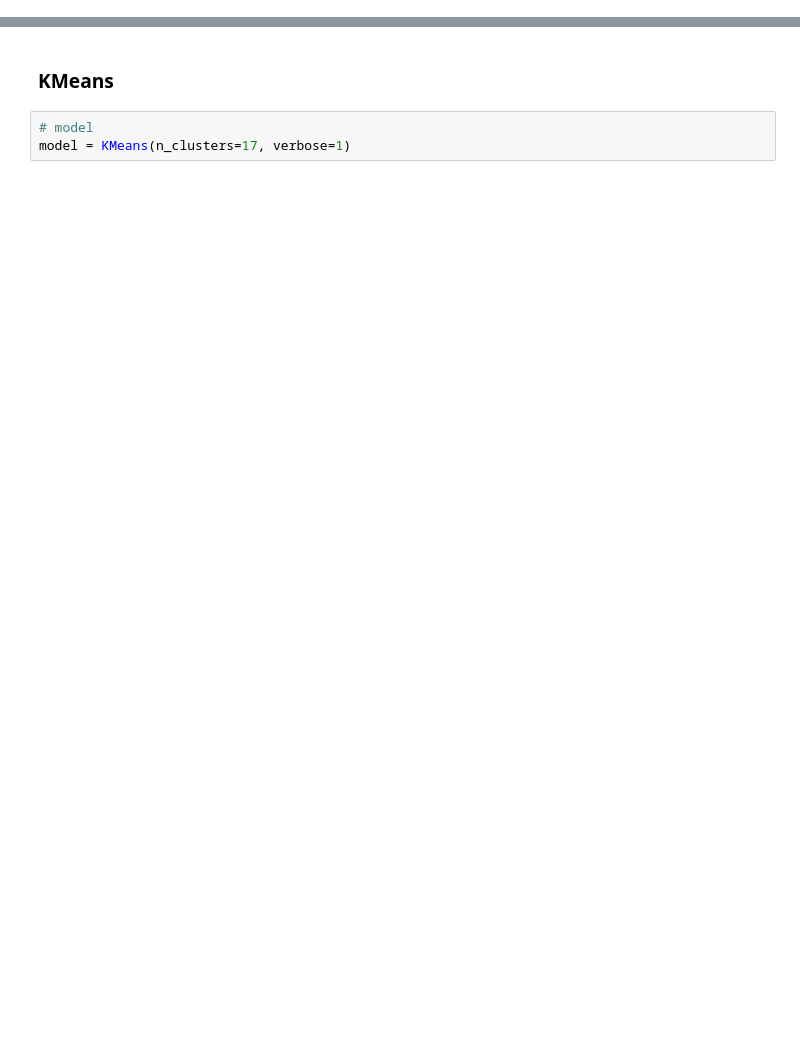
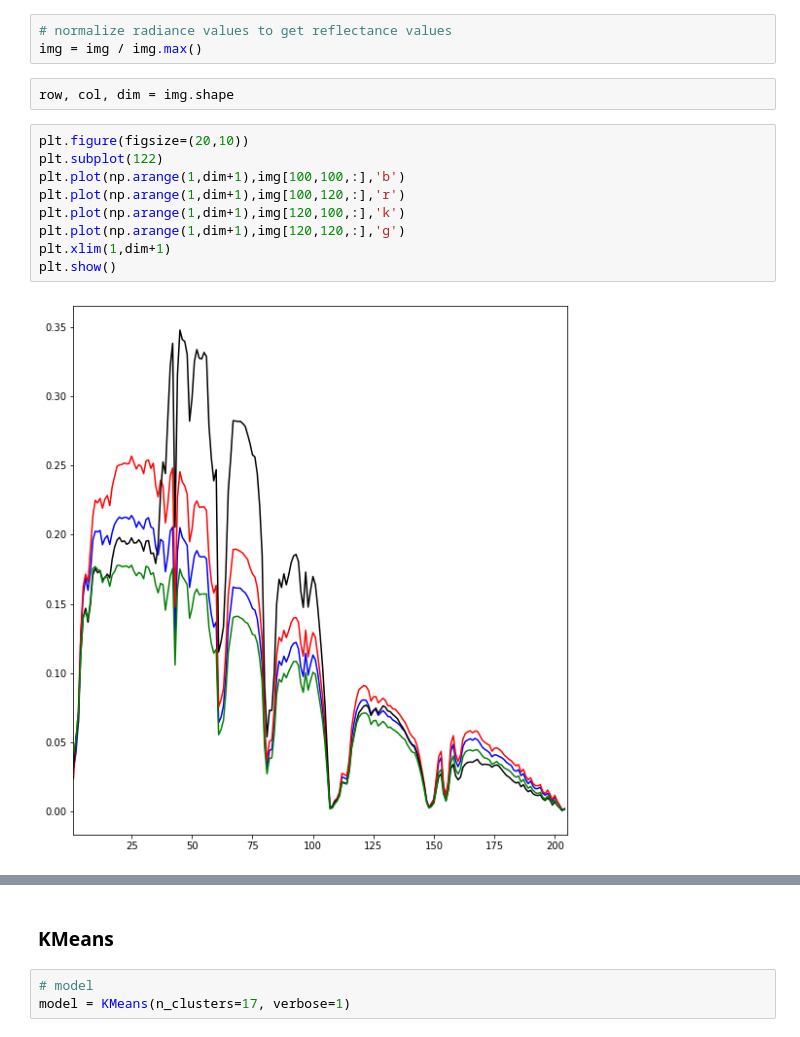
Before and after one commit to SabineHU/projet-IML, a Jupyter notebook: src/first-models.ipynb, the cells around one changed output, grey strips where cells are left out. Drawn from its saved outputs; the diff is of its cells as text; blank space fills up the shorter version.

```diff
--- a/src/first-models.ipynb
+++ b/src/first-models.ipynb
@@ -130,0 +42,16 @@ train_data.shape
+# %%
+# normalize radiance values to get reflectance values
+img = img / img.max()
+# %%
+row, col, dim = img.shape
+# %%
+plt.figure(figsize=(20,10))
+plt.subplot(122)
+plt.plot(np.arange(1,dim+1),img[100,100,:],'b')
+plt.plot(np.arange(1,dim+1),img[100,120,:],'r')
+plt.plot(np.arange(1,dim+1),img[120,100,:],'k')
+plt.plot(np.arange(1,dim+1),img[120,120,:],'g')
+plt.xlim(1,dim+1)
+plt.show()
+# %% [output]
+[figure, added]
```
Also changed, not shown: parts of 66 cells of this notebook, 1 other file.
